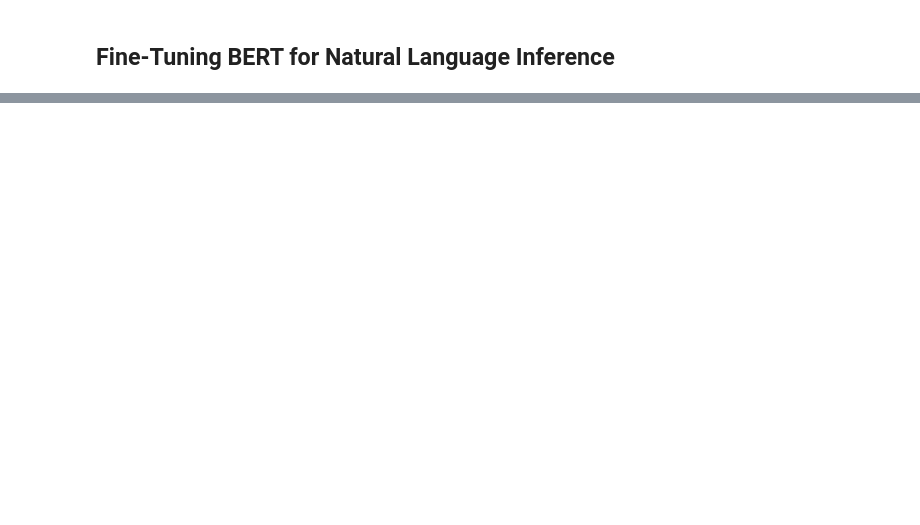
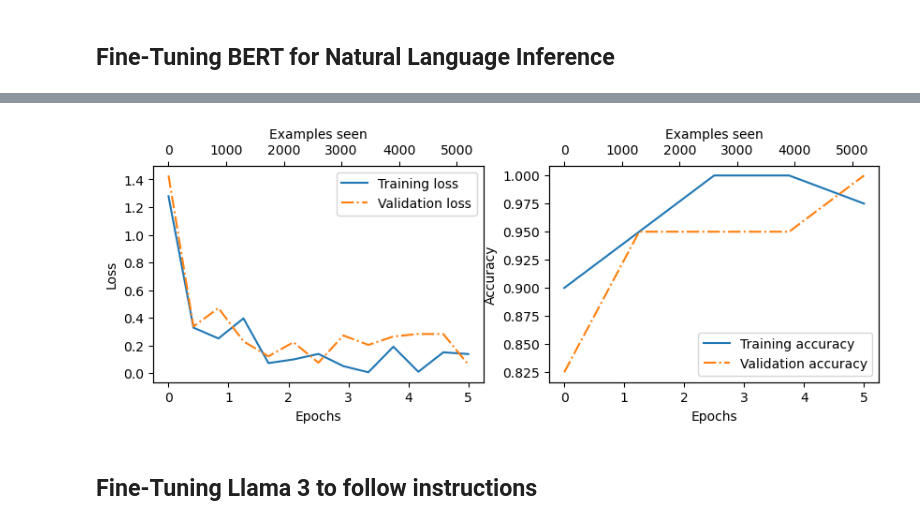
Before and after one commit to EricTay1997/ML-Review, a Jupyter notebook: dl/17_nlp/post_training.ipynb, the cells around one changed output, grey strips where cells are left out. Cells and saved outputs as stored; diff of their text form; code cells hidden in the pictures; blank space fills up the shorter version.

```diff
--- a/dl/17_nlp/post_training.ipynb
+++ b/dl/17_nlp/post_training.ipynb
@@ -126,0 +624,6 @@ d2l.train_ch13(net, train_iter, test_iter, loss, trainer, num_epochs, devices)
+# %%
+model_size = CHOOSE_MODEL.split(" ")[-1].lstrip("(").rstrip(")")
+settings, params = download_and_load_gpt2(model_size=model_size, models_dir="gpt2")
+model = GPTModel(BASE_CONFIG)
+load_weights_into_gpt(model, params)
+model.eval();
@@ -126,0 +638,4 @@ d2l.train_ch13(net, train_iter, test_iter, loss, trainer, num_epochs, devices)
+# %%
+set_seed(123)
+num_classes = 2
+model.out_head = torch.nn.Linear(in_features=768, out_features=num_classes)
@@ -126,0 +701,6 @@ d2l.train_ch13(net, train_iter, test_iter, loss, trainer, num_epochs, devices)
+# %%
+replace_linear_with_lora(model, rank=16, alpha=16)
+model = model.to(device) # New lora layers are not on device yet
+
+total_params = sum(p.numel() for p in model.parameters() if p.requires_grad)
+print(f"Total trainable LoRA parameters: {total_params:,}")
@@ -126,0 +723,10 @@ d2l.train_ch13(net, train_iter, test_iter, loss, trainer, num_epochs, devices)
+# %%
+set_seed(seed)
+
+optimizer = torch.optim.AdamW(model.parameters(), lr=5e-5, weight_decay=0.1)
+
+num_epochs = 5
+train_losses, val_losses, train_accs, val_accs, examples_seen = train_classifier_simple(
+    model, train_loader, val_loader, optimizer, device,
+    num_epochs=num_epochs, eval_freq=50, eval_iter=5,
+)
@@ -126,0 +752,8 @@ d2l.train_ch13(net, train_iter, test_iter, loss, trainer, num_epochs, devices)
+# %%
+fig, axs = plt.subplots(ncols = 2, figsize = (10,3))
+plot_values(num_epochs, examples_seen, train_losses, val_losses, axs[0])
+plot_values(num_epochs, examples_seen, train_accs, val_accs, axs[1], label="accuracy")
+# %% [output]
+[figure, added]
+# %% [markdown]
+## Fine-Tuning Llama 3 to follow instructions
```
Also changed, not shown: parts of 43 cells of this notebook, 19 other files.
